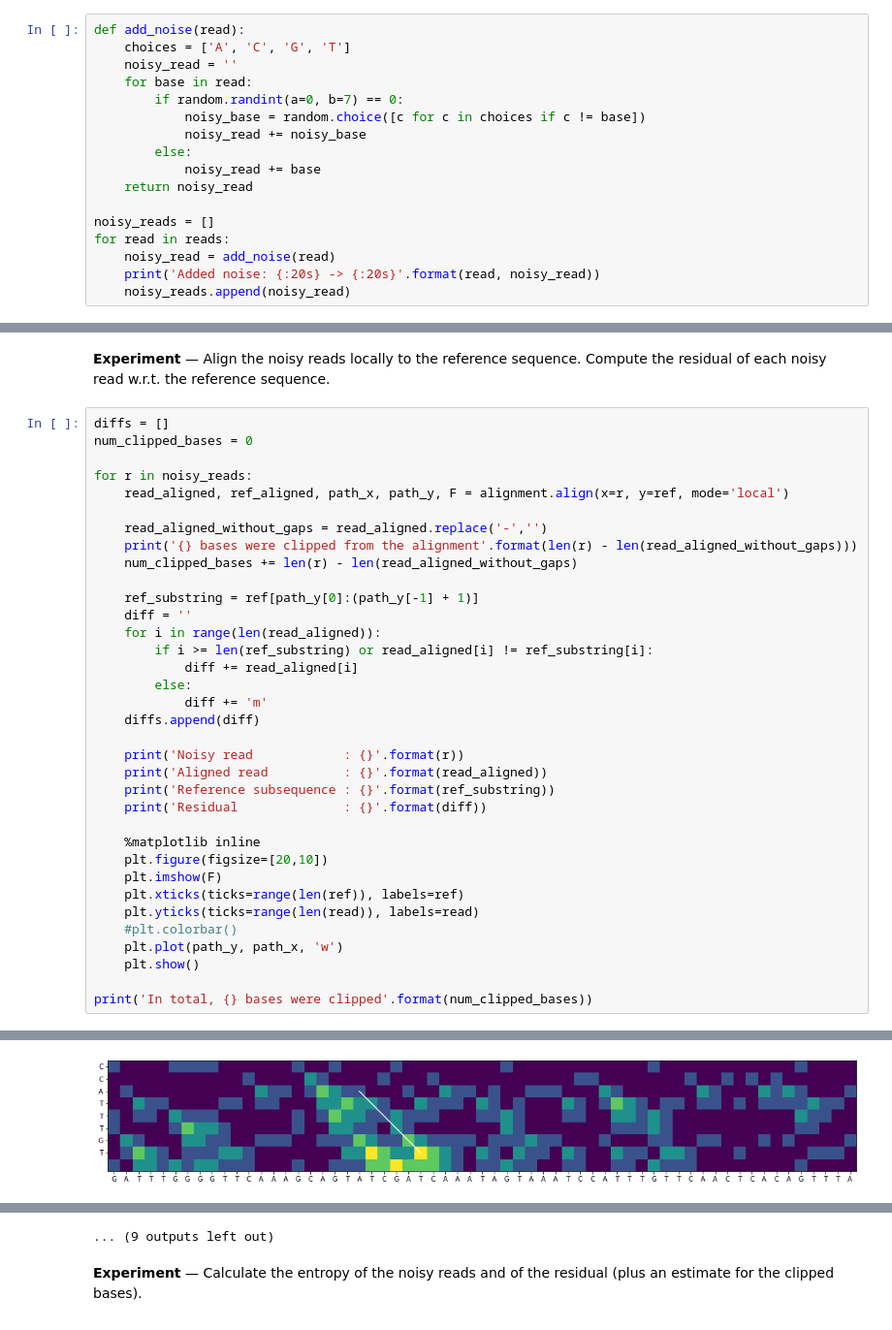
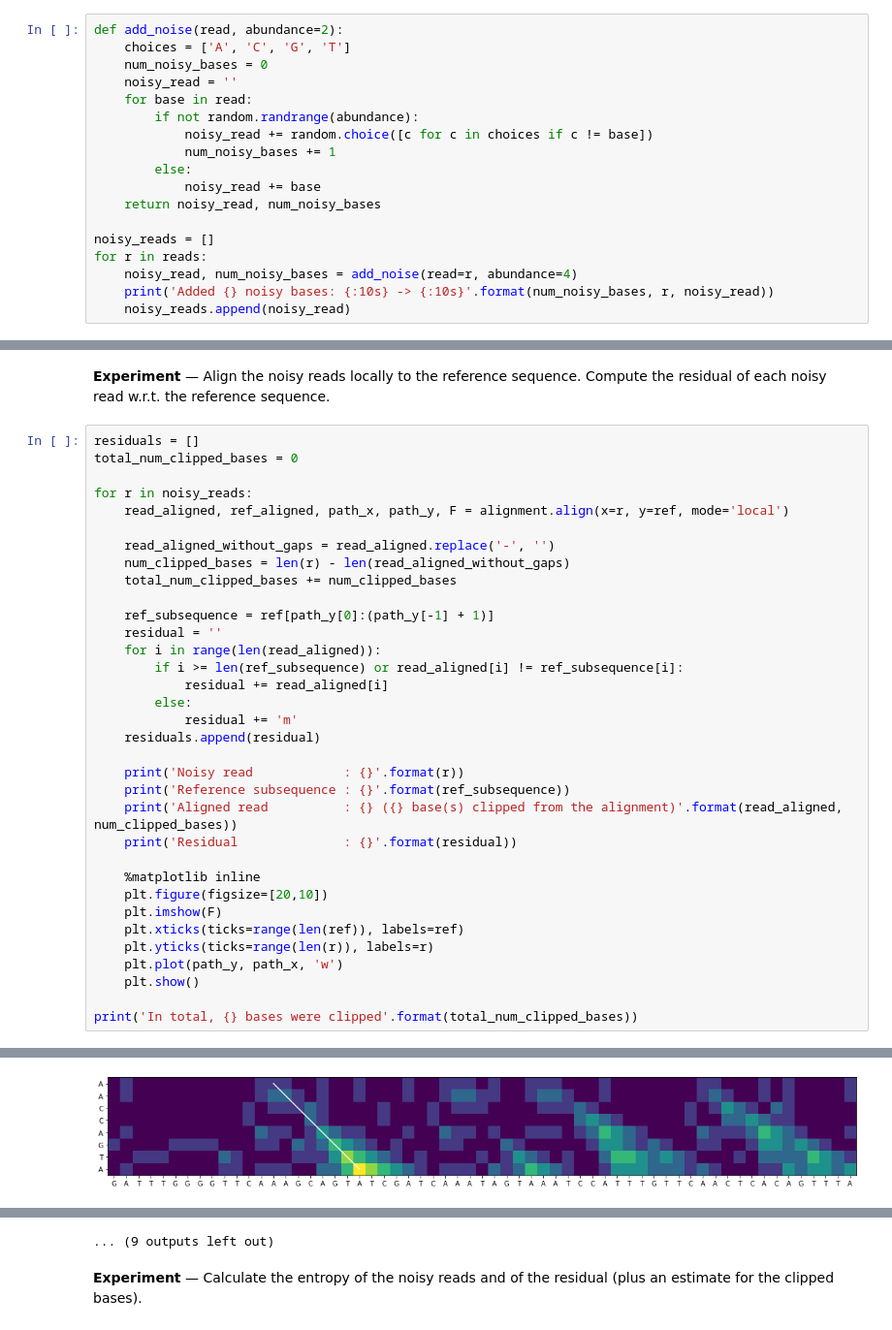
Before and after one commit to xixi019/the_principles_of_dna_sequence_compression, a Jupyter notebook: the_principles_of_dna_sequence_compression.ipynb, the cells around one changed output, grey strips where cells are left out. Shown at 97% size. Cells and saved outputs as stored; diff of their text form.

```diff
--- a/the_principles_of_dna_sequence_compression.ipynb
+++ b/the_principles_of_dna_sequence_compression.ipynb
@@ -232,18 +233,19 @@ Read 9 (range: [ 38  45], length:   8): CCATTTGT
 # %%
-def add_noise(read):
+def add_noise(read, abundance=2):
     choices = ['A', 'C', 'G', 'T']
+    num_noisy_bases = 0
     noisy_read = ''
     for base in read:
-        if random.randint(a=0, b=7) == 0:
-            noisy_base = random.choice([c for c in choices if c != base])
-            noisy_read += noisy_base
+        if not random.randrange(abundance):
+            noisy_read += random.choice([c for c in choices if c != base])
+            num_noisy_bases += 1
         else:
             noisy_read += base
-    return noisy_read
+    return noisy_read, num_noisy_bases
 
 noisy_reads = []
-for read in reads:
-    noisy_read = add_noise(read)
-    print('Added noise: {:20s} -> {:20s}'.format(read, noisy_read))
+for r in reads:
+    noisy_read, num_noisy_bases = add_noise(read=r, abundance=4)
+    print('Added {} noisy bases: {:10s} -> {:10s}'.format(num_noisy_bases, r, noisy_read))
     noisy_reads.append(noisy_read)
 # %% [output]
@@ -260,38 +262,37 @@ Added noise: CCATTTGT             -> CCGTTCGT
 # %% [markdown]
 **Experiment** &mdash; Align the noisy reads locally to the reference sequence. Compute the residual of each noisy read w.r.t. the reference sequence.
 # %%
-diffs = []
-num_clipped_bases = 0
+residuals = []
+total_num_clipped_bases = 0
 
 for r in noisy_reads:
     read_aligned, ref_aligned, path_x, path_y, F = alignment.align(x=r, y=ref, mode='local')
 
-    read_aligned_without_gaps = read_aligned.replace('-','')
-    print('{} bases were clipped from the alignment'.format(len(r) - len(read_aligned_without_gaps)))
-    num_clipped_bases += len(r) - len(read_aligned_without_gaps)
+    read_aligned_without_gaps = read_aligned.replace('-', '')
+    num_clipped_bases = len(r) - len(read_aligned_without_gaps)
+    total_num_clipped_bases += num_clipped_bases
 
-    ref_substring = ref[path_y[0]:(path_y[-1] + 1)]
-    diff = ''
+    ref_subsequence = ref[path_y[0]:(path_y[-1] + 1)]
+    residual = ''
     for i in range(len(read_aligned)):
-        if i >= len(ref_substring) or read_aligned[i] != ref_substring[i]:
-            diff += read_aligned[i]
+        if i >= len(ref_subsequence) or read_aligned[i] != ref_subsequence[i]:
+            residual += read_aligned[i]
         else:
-            diff += 'm'
-    diffs.append(diff)
+            residual += 'm'
+    residuals.append(residual)
 
     print('Noisy read            : {}'.format(r))
-    print('Aligned read          : {}'.format(read_aligned))
-    print('Reference subsequence : {}'.format(ref_substring))
-    print('Residual              : {}'.format(diff))
+    print('Reference subsequence : {}'.format(ref_subsequence))
+    print('Aligned read          : {} ({} base(s) clipped from the alignment)'.format(read_aligned, num_clipped_bases))
+    print('Residual              : {}'.format(residual))
 
     %matplotlib inline
     plt.figure(figsize=[20,10])
     plt.imshow(F)
     plt.xticks(ticks=range(len(ref)), labels=ref)
-    plt.yticks(ticks=range(len(read)), labels=read)
-    #plt.colorbar()
+    plt.yticks(ticks=range(len(r)), labels=r)
     plt.plot(path_y, path_x, 'w')
     plt.show()
 
-print('In total, {} bases were clipped'.format(num_clipped_bases))
+print('In total, {} bases were clipped'.format(total_num_clipped_bases))
 # %% [output]
@@ -304 +303 @@ Residual              : mmGmmm
-[figure, old version]
+[figure, new version]
```
Also changed, not shown: parts of 18 cells of this notebook.
